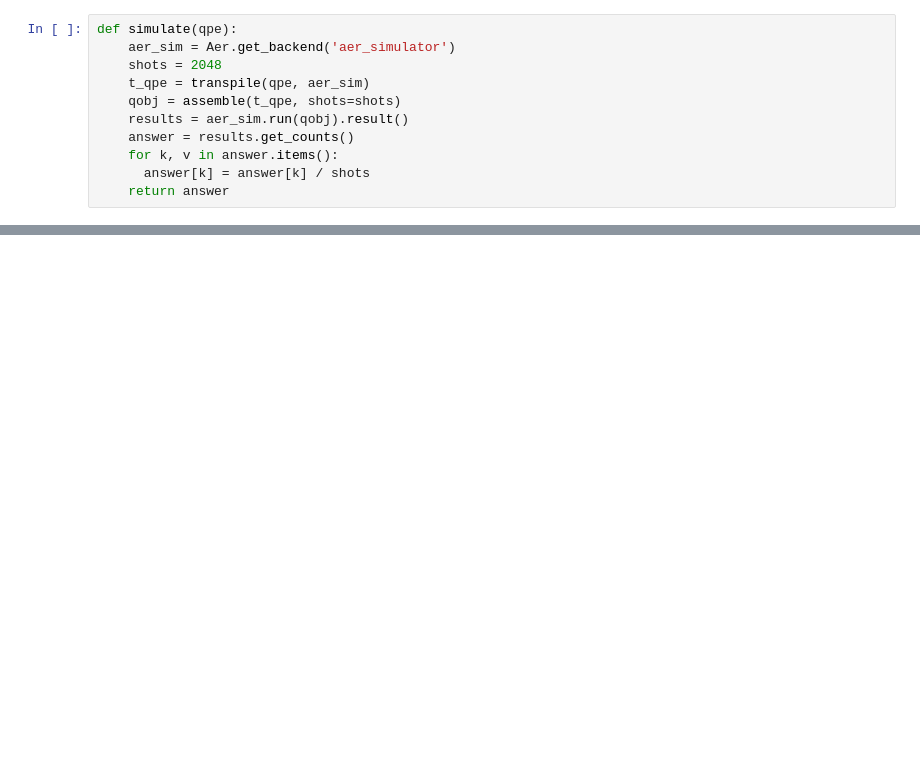
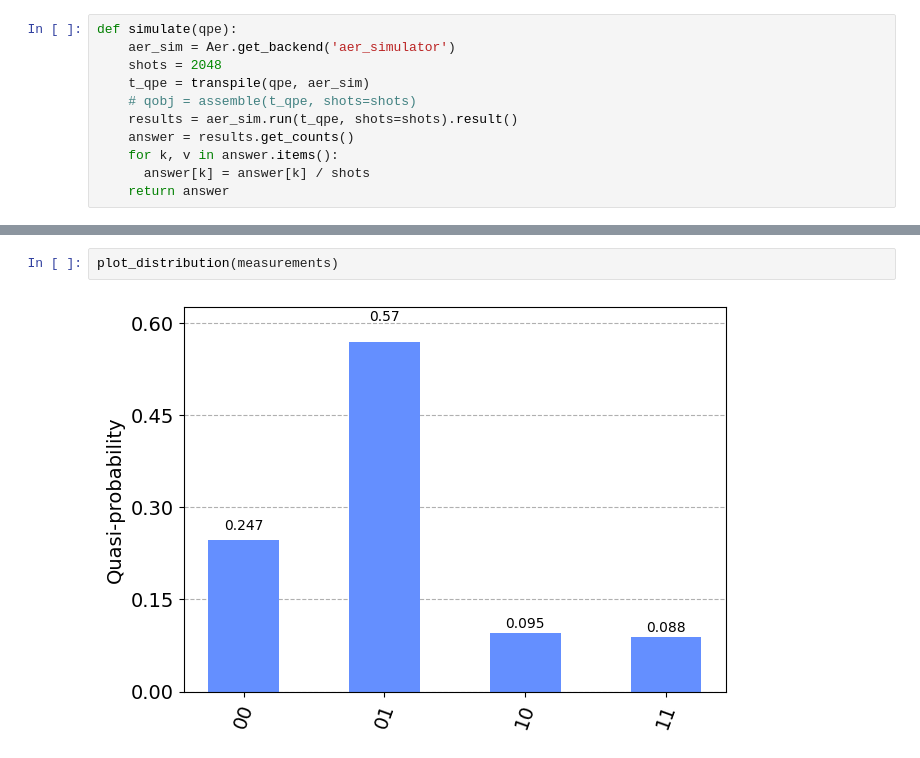
Before and after one commit to UralmashFox/Quantum_HHL, a Jupyter notebook: hhl/HHL_qiskit.ipynb, the cells around one changed output, grey strips where cells are left out. Saved outputs shown, nothing was run; the diff lists cells and outputs as text; blank space fills up the shorter version.

```diff
--- a/hhl/HHL_qiskit.ipynb
+++ b/hhl/HHL_qiskit.ipynb
@@ -182,8 +19,8 @@ def simulate(qpe):
     aer_sim = Aer.get_backend('aer_simulator')
     shots = 2048
     t_qpe = transpile(qpe, aer_sim)
-    qobj = assemble(t_qpe, shots=shots)
-    results = aer_sim.run(qobj).result()
+    # qobj = assemble(t_qpe, shots=shots)
+    results = aer_sim.run(t_qpe, shots=shots).result()
     answer = results.get_counts()
     for k, v in answer.items():
       answer[k] = answer[k] / shots
@@ -281,0 +167,4 @@ classical: 2/══════════════════════
+# %%
+plot_distribution(measurements)
+# %% [output]
+[figure, added]
```
Also changed, not shown: parts of 15 cells of this notebook, 4 other files.
